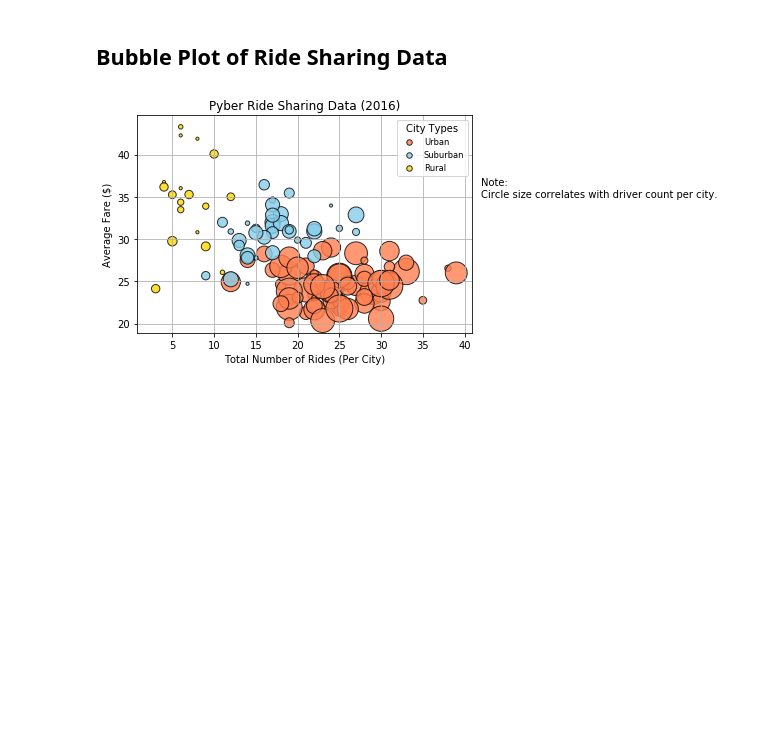
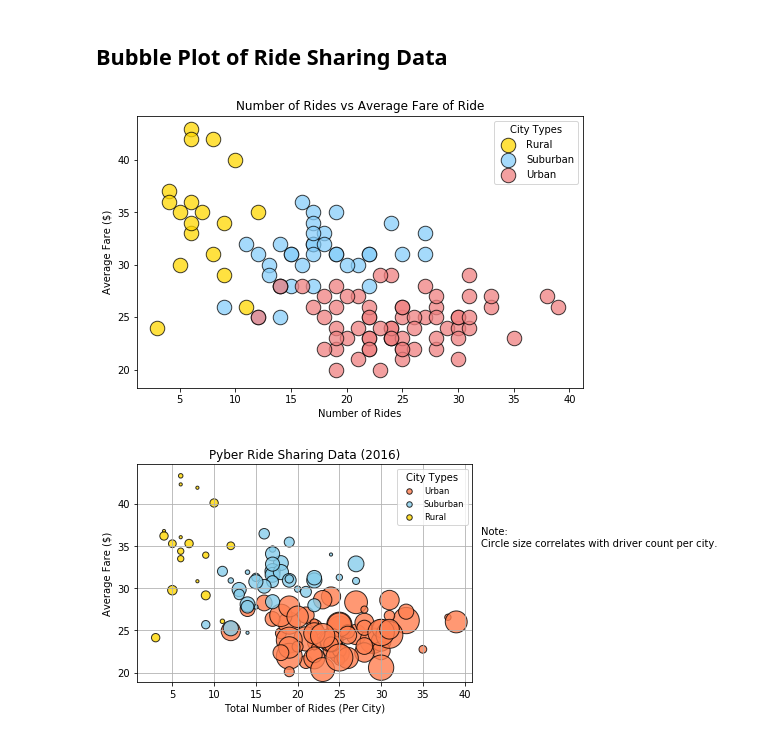
Before and after one commit to tduszyk/Pyber, a Jupyter notebook: pyber_starter.ipynb, the cells around one changed output. Saved outputs shown, nothing was run; the diff lists cells and outputs as text; code cells hidden in the pictures; blank space fills up the shorter version.

Commit message:
scatter in progress...1

```diff
--- a/pyber_starter.ipynb
+++ b/pyber_starter.ipynb
@@ -44,3 +70,37 @@ full_df.head()
+# %%
+# Obtain the x and y coordinates for each of the three city types
+# Build the scatter plots for each city types
+# Incorporate the other graph properties
+# Create a legend
+# Incorporate a text label regarding circle size
+# Save Figure
+
+x_axis1 = rural["Number of Rides"]
+data1 = rural["Average Fare per Ride"]
+x_axis2 = suburban["Number of Rides"]
+data2 = suburban["Average Fare per Ride"]
+x_axis3 = urban["Number of Rides"]
+data3 = urban["Average Fare per Ride"]
+
+
+plt.figure(figsize=(8,5))
+plt.scatter(x_axis1, data1, marker="o", color="gold", edgecolors="black",
+            s=total_drives*3, alpha=0.75)
+
+plt.scatter(x_axis2, data2, marker="o", color="lightskyblue", edgecolors="black",
+            s=total_drives*3, alpha=0.75)
+
+plt.scatter(x_axis3, data3, marker="o", color="lightcoral", edgecolors="black",
+            s=total_drives*3, alpha=0.75)
+
+plt.title("Number of Rides vs Average Fare of Ride")
+plt.xlabel("Number of Rides")
+plt.ylabel("Average Fare ($)")
+plt.legend(labels=('Rural','Suburban','Urban'), loc='best', title='City Types')
+plt.style.use("seaborn-bright")
+plt.savefig('charts/bubble_plot.png')
+# %% [output]
+[figure, added]
 # %%
 # Show plot
 #plt.show()
```
Also changed, not shown: parts of 5 cells of this notebook.
